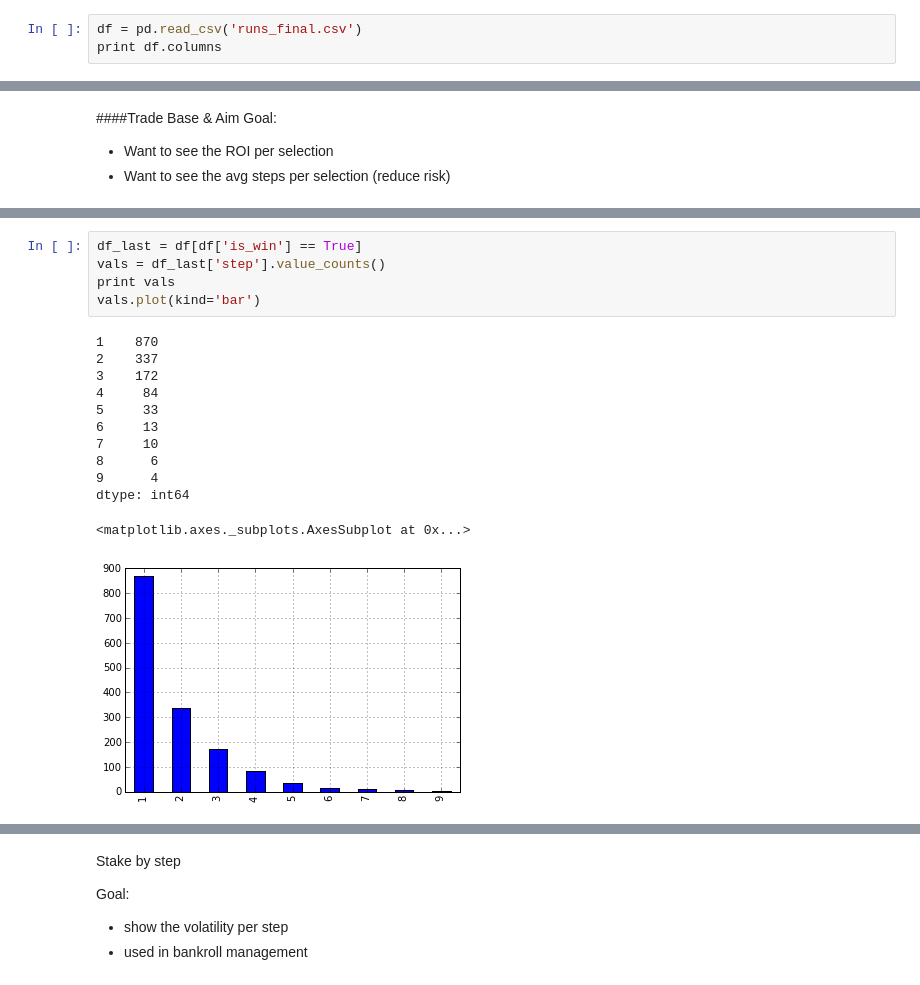
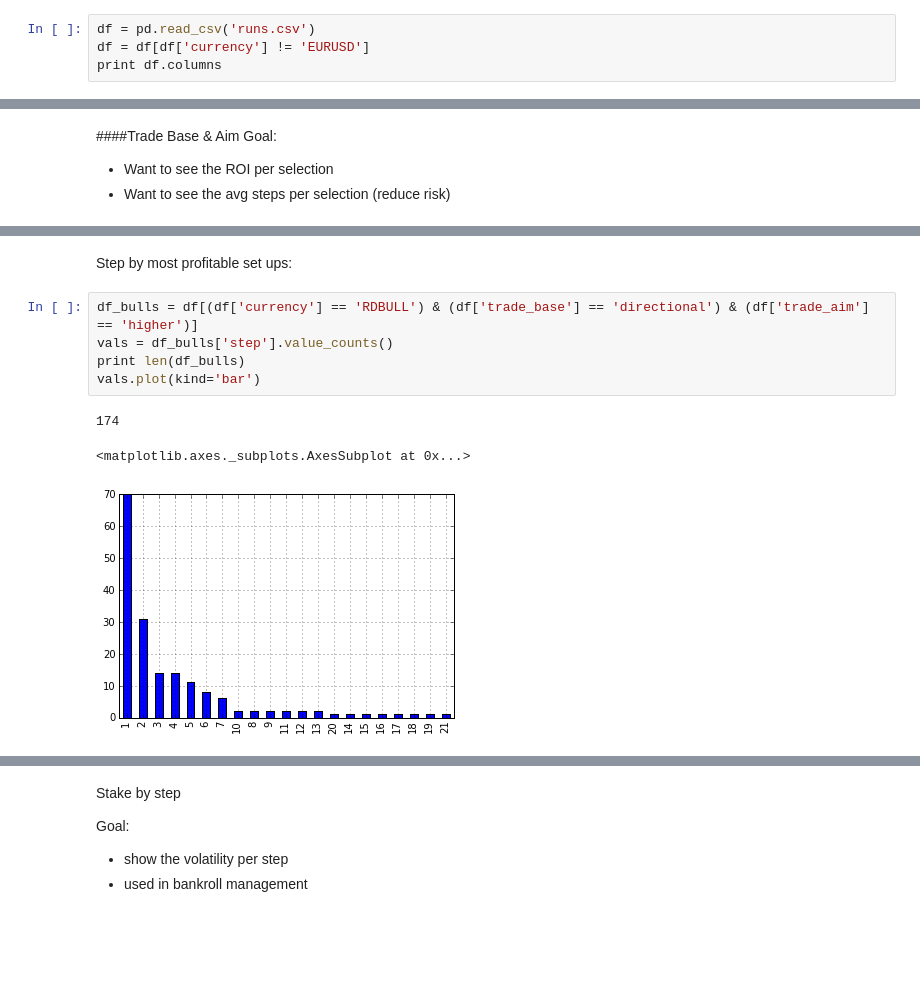
Before and after one commit to Tjorriemorrie/trading, a Jupyter notebook: 18_theoryofruns/app/bulkloader/Analysis.ipynb, the cells around one changed output, grey strips where cells are left out. Cells and saved outputs as stored; diff of their text form; blank space fills up the shorter version.

```diff
--- a/18_theoryofruns/app/bulkloader/Analysis.ipynb
+++ b/18_theoryofruns/app/bulkloader/Analysis.ipynb
@@ -18,6 +19,7 @@ from matplotlib import pyplot as plt
 ####Load Data
 ---
 # %%
-df = pd.read_csv('runs_final.csv')
+df = pd.read_csv('runs.csv')
+df = df[df['currency'] != 'EURUSD']
 print df.columns
 # %% [output]
@@ -166,18 +175,11 @@ dtype: int64
+# %% [markdown]
+Step by most profitable set ups:
 # %%
-df_last = df[df['is_win'] == True]
-vals = df_last['step'].value_counts()
-print vals
+df_bulls = df[(df['currency'] == 'RDBULL') & (df['trade_base'] == 'directional') & (df['trade_aim'] == 'higher')]
+vals = df_bulls['step'].value_counts()
+print len(df_bulls)
 vals.plot(kind='bar')
 # %% [output]
-1    870
-2    337
-3    172
-4     84
-5     33
-6     13
-7     10
-8      6
-9      4
-dtype: int64
+174
 <matplotlib.axes._subplots.AxesSubplot at 0x...>
-[figure, old version]
+[figure, new version]
```
Also changed, not shown: parts of 32 cells of this notebook, 24 other files.
